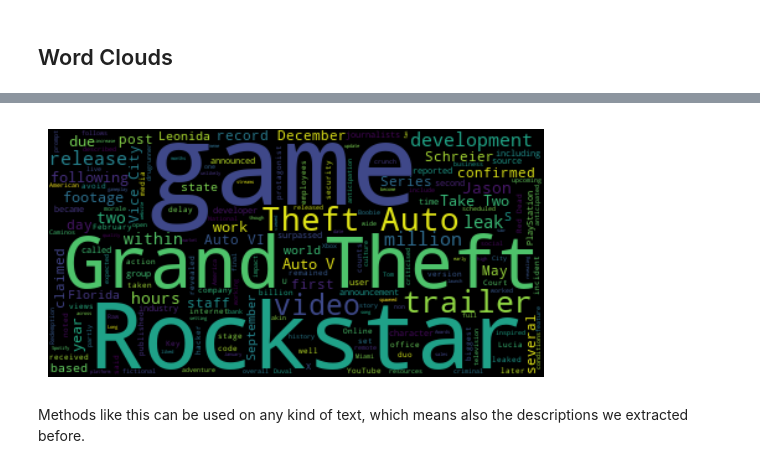
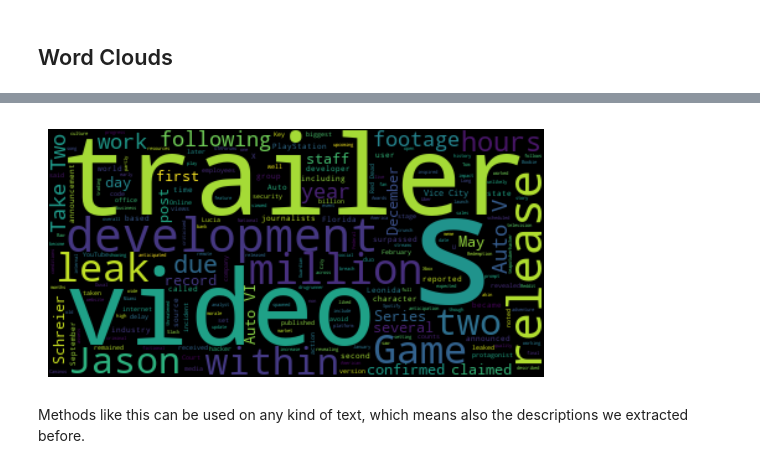
Before and after one commit to wangfelix/DiMa2025Group11, a Jupyter notebook: data_gathering_and_analysis_example.ipynb, the cells around one changed output, grey strips where cells are left out. Saved outputs shown, nothing was run; the diff lists cells and outputs as text; code cells hidden in the pictures.

```diff
--- a/data_gathering_and_analysis_example.ipynb
+++ b/data_gathering_and_analysis_example.ipynb
@@ -567,17 +467,18 @@ plt.show()
 # %%
 # ok, we get it, its about Pokémon
-pokemon_text_trimmed = pokemon_text_whole.replace("Pokémon", "")
-pokemon_text_trimmed = pokemon_text_trimmed.replace("Pokemon", "")
+pokemon_text_trimmed = pokemon_text_whole.replace("Rockstar", "")
+pokemon_text_trimmed = pokemon_text_trimmed.replace("game", "")
+pokemon_text_trimmed = pokemon_text_trimmed.replace("Grand Theft", "")
 
 
 # create wordcloud
 wordcloud_pokemon_trimmed = WordCloud().generate(pokemon_text_trimmed)
 
 plt.imshow(wordcloud_pokemon_trimmed, interpolation = "bilinear")
 plt.axis("off")
 plt.savefig("wordcloud_2.png")
 plt.show()
 # %% [output]
-[figure, old version]
+[figure, new version]
 # %% [markdown]
 Methods like this can be used on any kind of text, which means also the descriptions we extracted before.
```
Also changed, not shown: parts of 19 cells of this notebook, 5 other files.
